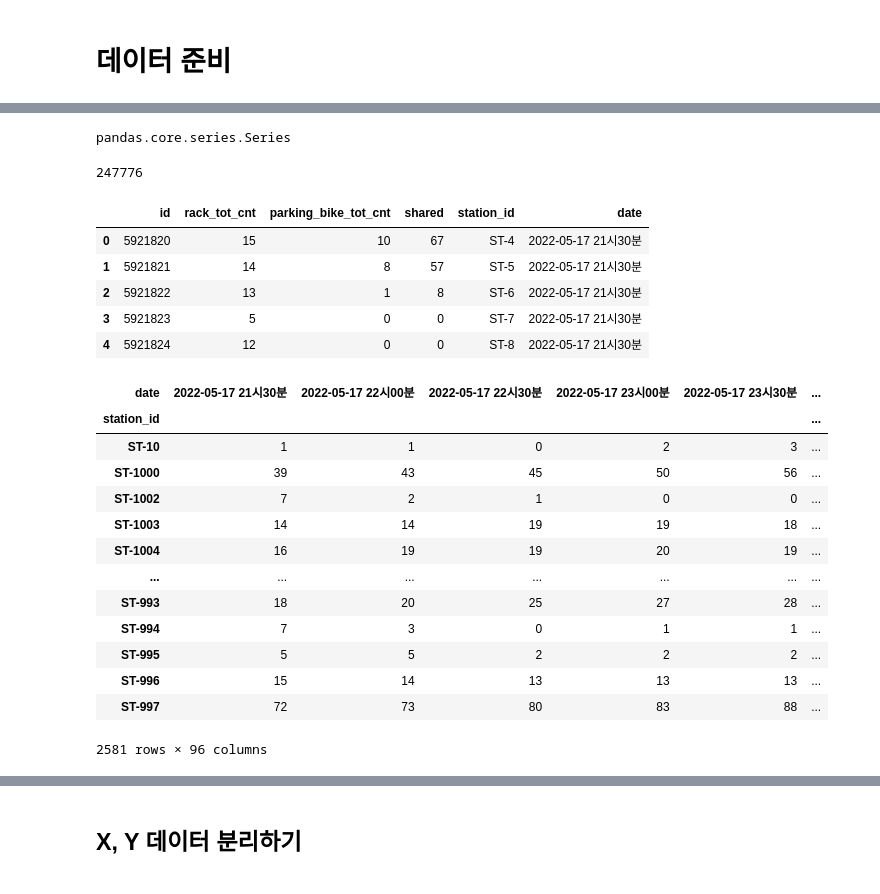
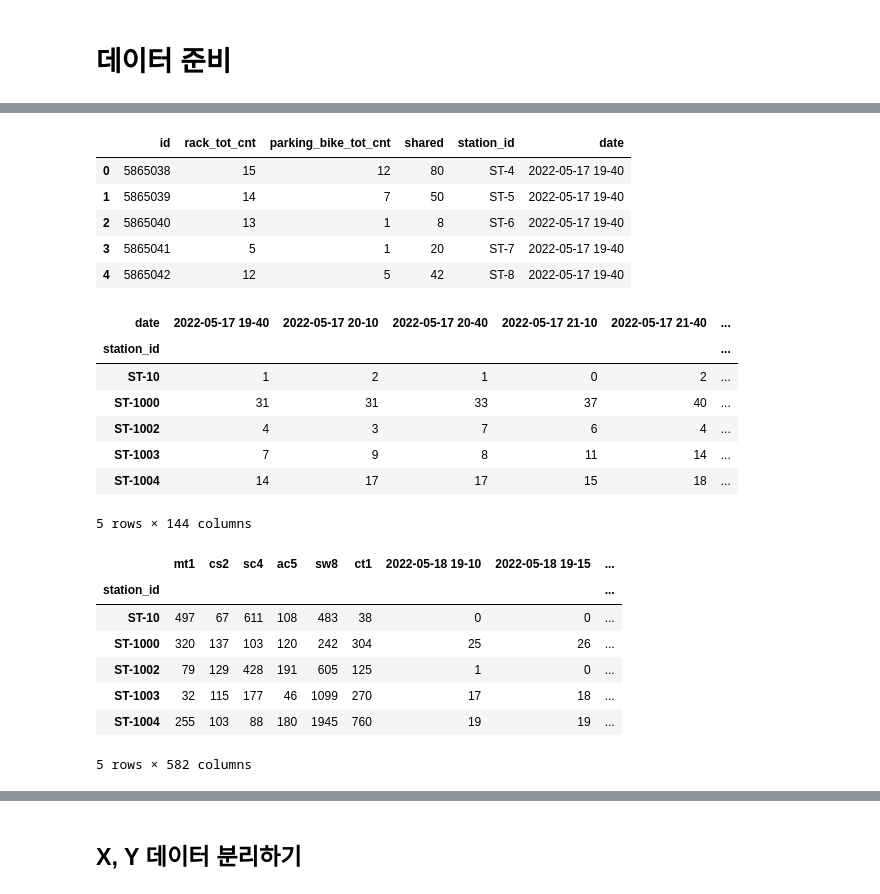
Before and after one commit to YusunPark/move_bike, a Jupyter notebook: 시간 간격별 따릉이.ipynb, the cells around one changed output, grey strips where cells are left out. Drawn from its saved outputs; the diff is of its cells as text; code cells hidden in the pictures.

```diff
--- a/시간 간격별 따릉이.ipynb
+++ b/시간 간격별 따릉이.ipynb
@@ -105,18 +85,11 @@ bike_df[2400:2700]
-# %%
-type(bike_df['date'])
-# %% [output]
-pandas.core.series.Series
-# %%
-len(bike_df['date'])
-# %% [output]
-247776
 # %%
-bike_df['date']=bike_df['date'].dt.strftime('%Y-%m-%d %H시%M분')
+bike_df['date']=bike_df['date'].dt.strftime('%Y-%m-%d %H-%M')
+bike_df = bike_df.drop_duplicates(['station_id', 'date'])
 bike_df.head()
 # %% [output]
 |  | id | rack_tot_cnt | parking_bike_tot_cnt | shared | station_id | date |
-| 0 | 5921820 | 15 | 10 | 67 | ST-4 | 2022-05-17 21시30분 |
-| 1 | 5921821 | 14 | 8 | 57 | ST-5 | 2022-05-17 21시30분 |
-| 2 | 5921822 | 13 | 1 | 8 | ST-6 | 2022-05-17 21시30분 |
-| 3 | 5921823 | 5 | 0 | 0 | ST-7 | 2022-05-17 21시30분 |
-| 4 | 5921824 | 12 | 0 | 0 | ST-8 | 2022-05-17 21시30분 |
+| 0 | 5865038 | 15 | 12 | 80 | ST-4 | 2022-05-17 19-40 |
+| 1 | 5865039 | 14 | 7 | 50 | ST-5 | 2022-05-17 19-40 |
+| 2 | 5865040 | 13 | 1 | 8 | ST-6 | 2022-05-17 19-40 |
+| 3 | 5865041 | 5 | 1 | 20 | ST-7 | 2022-05-17 19-40 |
+| 4 | 5865042 | 12 | 5 | 42 | ST-8 | 2022-05-17 19-40 |
@@ -125,21 +96,29 @@ bike_df = bike_df.drop_duplicates(['station_id', 'date'])
 # %%
 data = bike_df.pivot(index='station_id', columns='date', values='parking_bike_tot_cnt')
-data
+data.head()
 # %% [output]
-| date | 2022-05-17 21시30분 | 2022-05-17 22시00분 | 2022-05-17 22시30분 | 2022-05-17 23시00분 | 2022-05-17 23시30분 | ... |
+| date | 2022-05-17 19-40 | 2022-05-17 20-10 | 2022-05-17 20-40 | 2022-05-17 21-10 | 2022-05-17 21-40 | ... |
 | station_id |  |  |  |  |  | ... |
-| ST-10 | 1 | 1 | 0 | 2 | 3 | ... |
-| ST-1000 | 39 | 43 | 45 | 50 | 56 | ... |
-| ST-1002 | 7 | 2 | 1 | 0 | 0 | ... |
-| ST-1003 | 14 | 14 | 19 | 19 | 18 | ... |
-| ST-1004 | 16 | 19 | 19 | 20 | 19 | ... |
-| ... | ... | ... | ... | ... | ... | ... |
-| ST-993 | 18 | 20 | 25 | 27 | 28 | ... |
-| ST-994 | 7 | 3 | 0 | 1 | 1 | ... |
-| ST-995 | 5 | 5 | 2 | 2 | 2 | ... |
-| ST-996 | 15 | 14 | 13 | 13 | 13 | ... |
-| ST-997 | 72 | 73 | 80 | 83 | 88 | ... |
+| ST-10 | 1 | 2 | 1 | 0 | 2 | ... |
+| ST-1000 | 31 | 31 | 33 | 37 | 40 | ... |
+| ST-1002 | 4 | 3 | 7 | 6 | 4 | ... |
+| ST-1003 | 7 | 9 | 8 | 11 | 14 | ... |
+| ST-1004 | 14 | 17 | 17 | 15 | 18 | ... |
-2581 rows × 96 columns
+5 rows × 144 columns
+# %%
+d = distance_df[distance_df.columns[[0,4,5,6,7,8,9]]]
+
+data = pd.merge(d,data, on='station_id', how='inner').set_index('station_id')
+data.head()
+# %% [output]
+|  | mt1 | cs2 | sc4 | ac5 | sw8 | ct1 | 2022-05-18 19-10 | 2022-05-18 19-15 | ... |
+| station_id |  |  |  |  |  |  |  |  | ... |
+| ST-10 | 497 | 67 | 611 | 108 | 483 | 38 | 0 | 0 | ... |
+| ST-1000 | 320 | 137 | 103 | 120 | 242 | 304 | 25 | 26 | ... |
+| ST-1002 | 79 | 129 | 428 | 191 | 605 | 125 | 1 | 0 | ... |
+| ST-1003 | 32 | 115 | 177 | 46 | 1099 | 270 | 17 | 18 | ... |
+| ST-1004 | 255 | 103 | 88 | 180 | 1945 | 760 | 19 | 19 | ... |
+5 rows × 582 columns
 # %%
 # 중복 데이터 record 확인
 data[data.duplicated(keep = False)]
```
Also changed, not shown: parts of 41 cells of this notebook.
